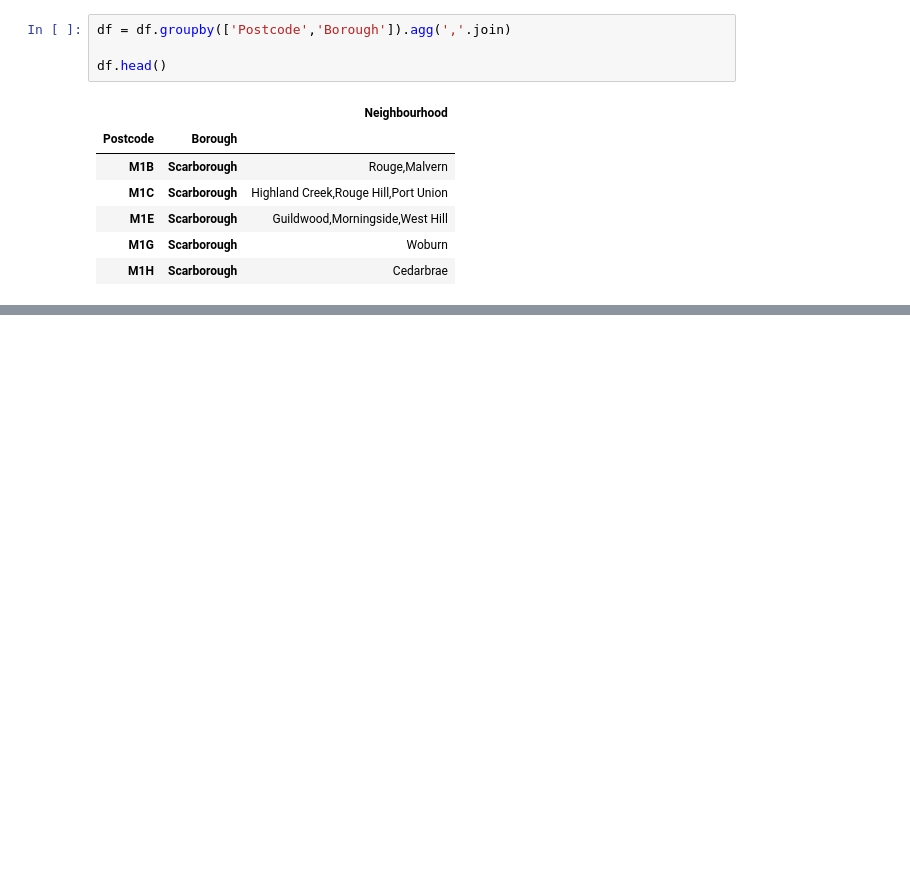
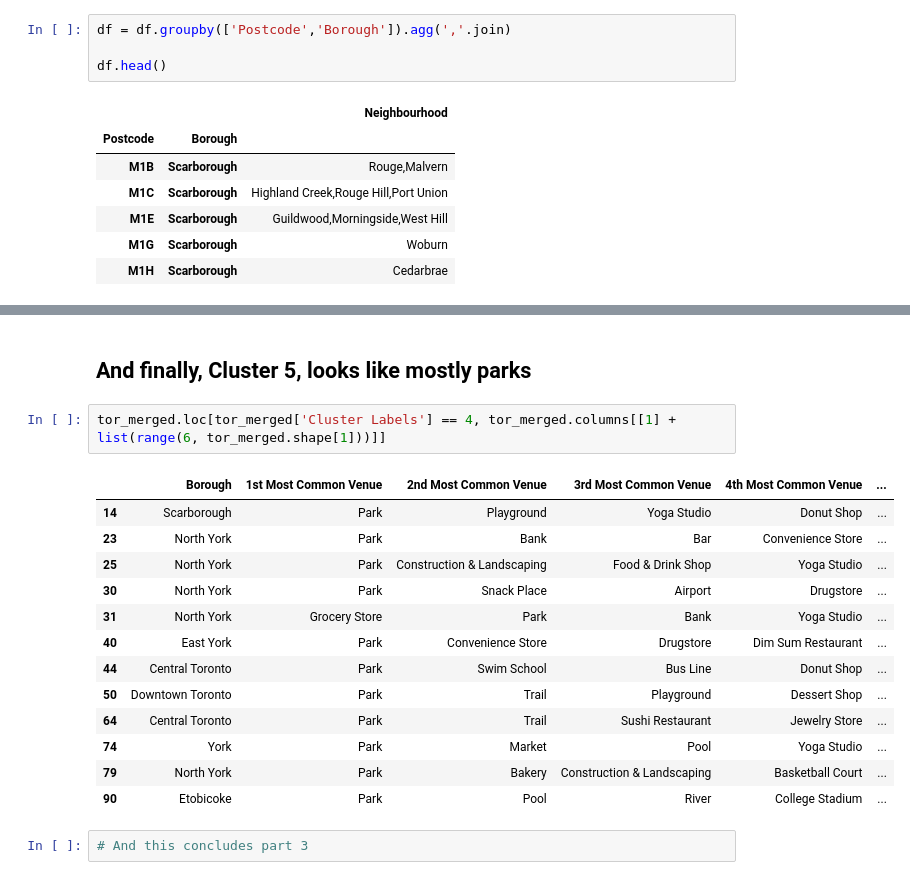
Before and after one commit to kschang77/Coursera_Capstone, a Jupyter notebook: Capstone Project Notebook.ipynb, the cells around one changed output, grey strips where cells are left out. Saved outputs shown, nothing was run; the diff lists cells and outputs as text; blank space fills up the shorter version.

```diff
--- a/Capstone Project Notebook.ipynb
+++ b/Capstone Project Notebook.ipynb
@@ -168,0 +681,20 @@ df.shape
+# %% [markdown]
+## And finally, Cluster 5, looks like mostly parks
+# %%
+tor_merged.loc[tor_merged['Cluster Labels'] == 4, tor_merged.columns[[1] + list(range(6, tor_merged.shape[1]))]]
+# %% [output]
+|  | Borough | 1st Most Common Venue | 2nd Most Common Venue | 3rd Most Common Venue | 4th Most Common Venue | ... |
+| 14 | Scarborough | Park | Playground | Yoga Studio | Donut Shop | ... |
+| 23 | North York | Park | Bank | Bar | Convenience Store | ... |
+| 25 | North York | Park | Construction & Landscaping | Food & Drink Shop | Yoga Studio | ... |
+| 30 | North York | Park | Snack Place | Airport | Drugstore | ... |
+| 31 | North York | Grocery Store | Park | Bank | Yoga Studio | ... |
+| 40 | East York | Park | Convenience Store | Drugstore | Dim Sum Restaurant | ... |
+| 44 | Central Toronto | Park | Swim School | Bus Line | Donut Shop | ... |
+| 50 | Downtown Toronto | Park | Trail | Playground | Dessert Shop | ... |
+| 64 | Central Toronto | Park | Trail | Sushi Restaurant | Jewelry Store | ... |
+| 74 | York | Park | Market | Pool | Yoga Studio | ... |
+| 79 | North York | Park | Bakery | Construction & Landscaping | Basketball Court | ... |
+| 90 | Etobicoke | Park | Pool | River | College Stadium | ... |
+# %%
+# And this concludes part 3
```
Also changed, not shown: parts of 63 cells of this notebook.
